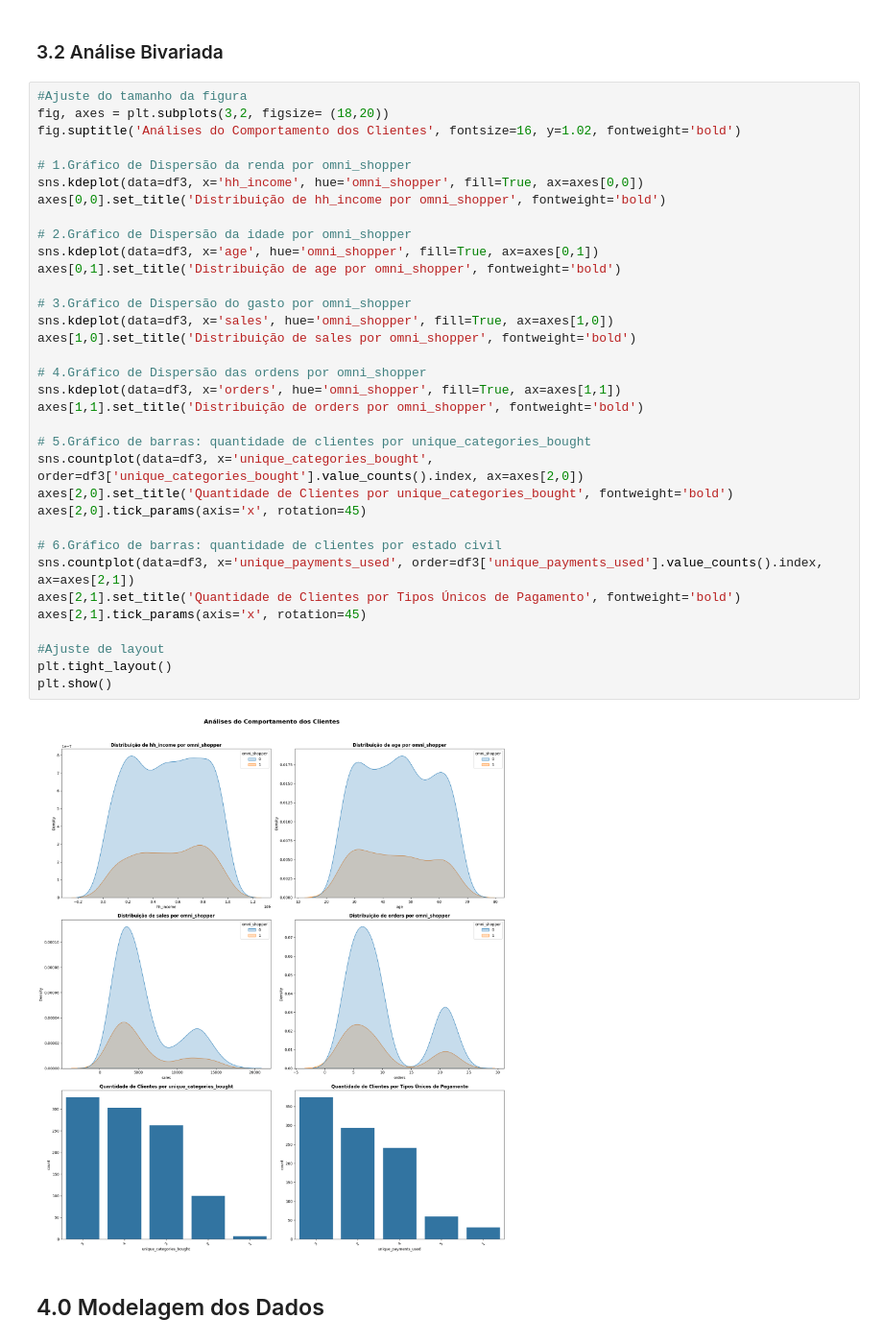
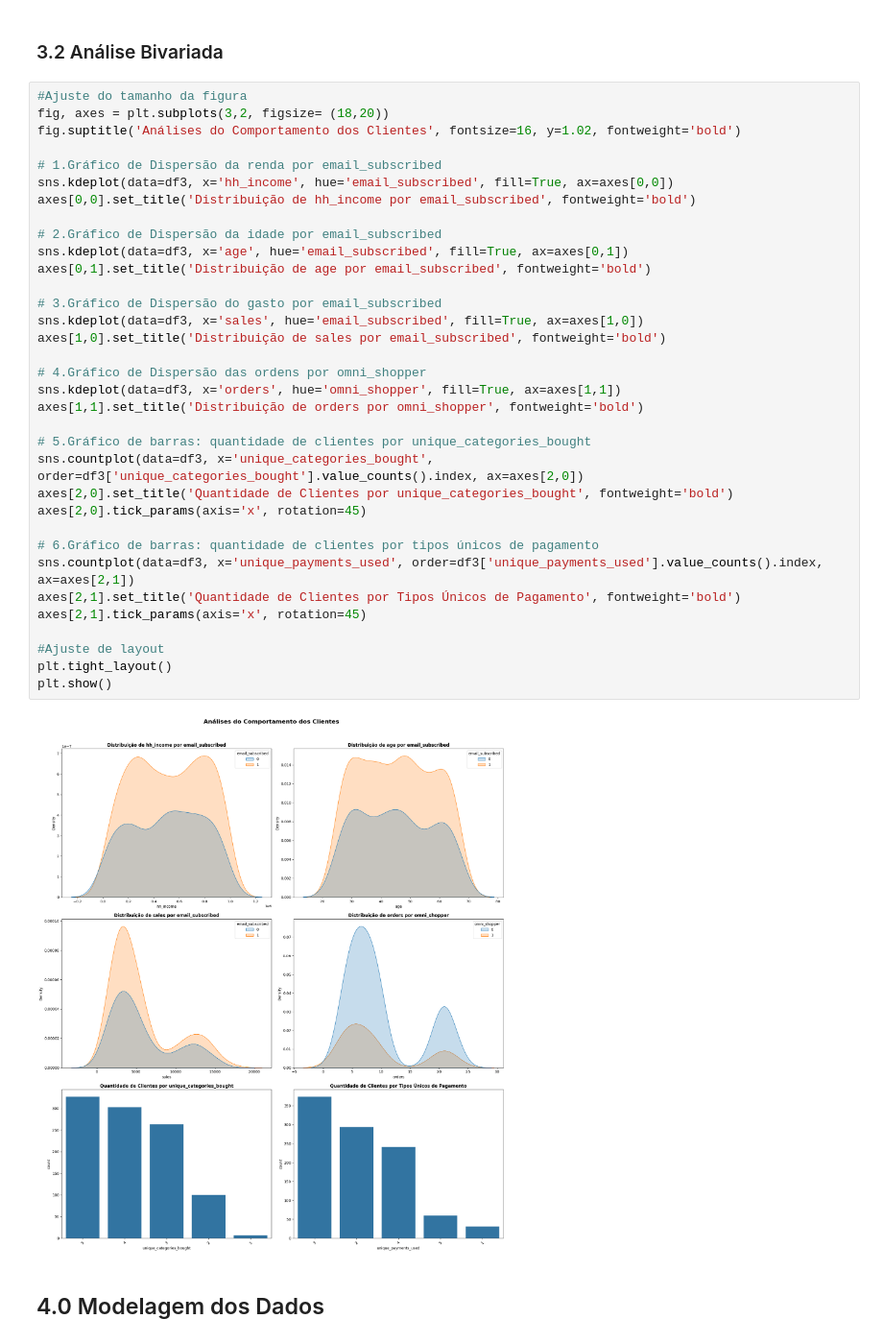
Before and after one commit to samantasobral/pa_projeto_integrador_3, a Jupyter notebook: notebooks/pa_projeto_integrador_3.ipynb, the cells around one changed output. Shown at 96% size. Saved outputs shown, nothing was run; the diff lists cells and outputs as text.

```diff
--- a/notebooks/pa_projeto_integrador_3.ipynb
+++ b/notebooks/pa_projeto_integrador_3.ipynb
@@ -205,39 +205,39 @@ plt.show()
 # %%
 #Ajuste do tamanho da figura
 fig, axes = plt.subplots(3,2, figsize= (18,20))
 fig.suptitle('Análises do Comportamento dos Clientes', fontsize=16, y=1.02, fontweight='bold')
 
-# 1.Gráfico de Dispersão da renda por omni_shopper
-sns.kdeplot(data=df3, x='hh_income', hue='omni_shopper', fill=True, ax=axes[0,0])
-axes[0,0].set_title('Distribuição de hh_income por omni_shopper', fontweight='bold')
+# 1.Gráfico de Dispersão da renda por email_subscribed
+sns.kdeplot(data=df3, x='hh_income', hue='email_subscribed', fill=True, ax=axes[0,0])
+axes[0,0].set_title('Distribuição de hh_income por email_subscribed', fontweight='bold')
 
-# 2.Gráfico de Dispersão da idade por omni_shopper
-sns.kdeplot(data=df3, x='age', hue='omni_shopper', fill=True, ax=axes[0,1])
-axes[0,1].set_title('Distribuição de age por omni_shopper', fontweight='bold')
+# 2.Gráfico de Dispersão da idade por email_subscribed
+sns.kdeplot(data=df3, x='age', hue='email_subscribed', fill=True, ax=axes[0,1])
+axes[0,1].set_title('Distribuição de age por email_subscribed', fontweight='bold')
 
-# 3.Gráfico de Dispersão do gasto por omni_shopper
-sns.kdeplot(data=df3, x='sales', hue='omni_shopper', fill=True, ax=axes[1,0])
-axes[1,0].set_title('Distribuição de sales por omni_shopper', fontweight='bold')
+# 3.Gráfico de Dispersão do gasto por email_subscribed
+sns.kdeplot(data=df3, x='sales', hue='email_subscribed', fill=True, ax=axes[1,0])
+axes[1,0].set_title('Distribuição de sales por email_subscribed', fontweight='bold')
 
 # 4.Gráfico de Dispersão das ordens por omni_shopper
 sns.kdeplot(data=df3, x='orders', hue='omni_shopper', fill=True, ax=axes[1,1])
 axes[1,1].set_title('Distribuição de orders por omni_shopper', fontweight='bold')
 
 # 5.Gráfico de barras: quantidade de clientes por unique_categories_bought
 sns.countplot(data=df3, x='unique_categories_bought', order=df3['unique_categories_bought'].value_counts().index, ax=axes[2,0])
 axes[2,0].set_title('Quantidade de Clientes por unique_categories_bought', fontweight='bold')
 axes[2,0].tick_params(axis='x', rotation=45)
 
-# 6.Gráfico de barras: quantidade de clientes por estado civil
+# 6.Gráfico de barras: quantidade de clientes por tipos únicos de pagamento
 sns.countplot(data=df3, x='unique_payments_used', order=df3['unique_payments_used'].value_counts().index, ax=axes[2,1])
 axes[2,1].set_title('Quantidade de Clientes por Tipos Únicos de Pagamento', fontweight='bold')
 axes[2,1].tick_params(axis='x', rotation=45)
 
 #Ajuste de layout
 plt.tight_layout()
 plt.show()
 # %% [output]
-[figure, old version]
+[figure, new version]
 # %% [markdown]
 ## 4.0 Modelagem dos Dados
 # %%
```
Also changed, not shown: parts of 18 cells of this notebook.
